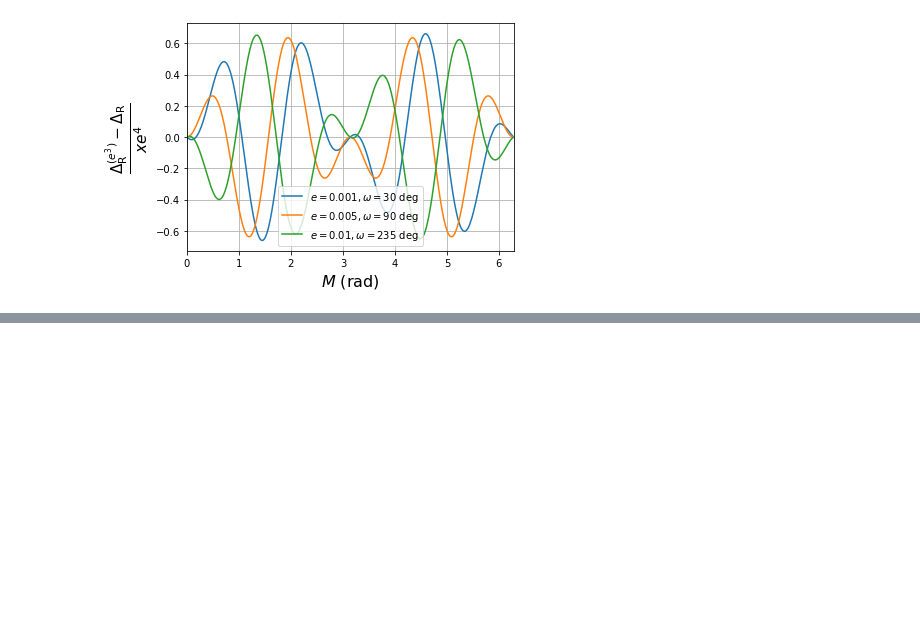
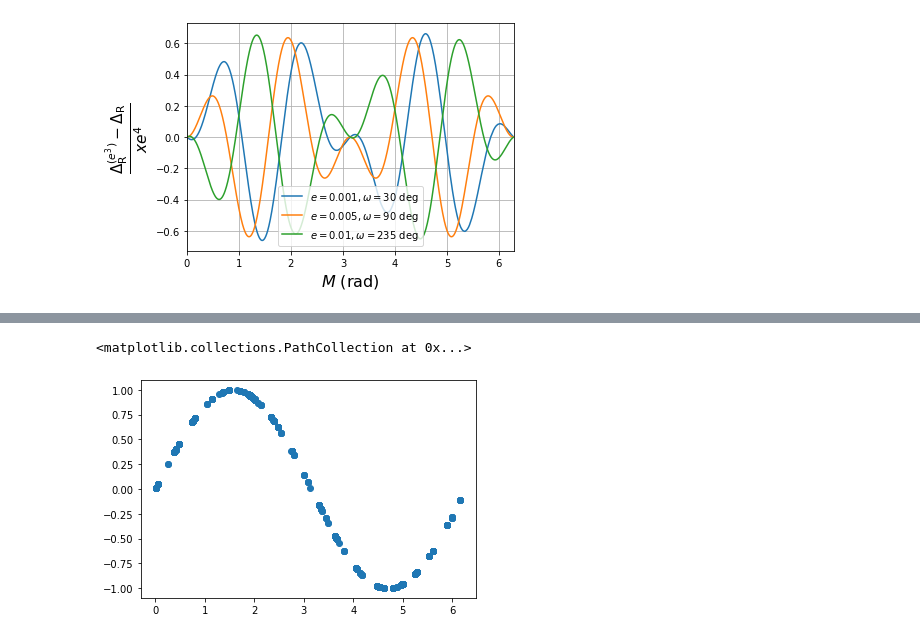
Before and after one commit to wcfiore/gbncc_viii, a Jupyter notebook: calc_test_ELL1thirdorder.ipynb, the cells around one changed output, grey strips where cells are left out. Drawn from its saved outputs; the diff is of its cells as text; code cells hidden in the pictures; blank space fills up the shorter version.

```diff
--- a/calc_test_ELL1thirdorder.ipynb
+++ b/calc_test_ELL1thirdorder.ipynb
@@ -91,0 +208,27 @@ plt.show()
+# %%
+def Roemer_eqn(phis, e1, e2):
+    yF = []
+
+    for phi in phis:
+        #Lange et al.
+        RxL = np.sin(phi) + ( e2*np.sin(2.*phi) - e1*np.cos(2.*phi) ) / 2.
+
+        #Zhu et al.
+
+        RxZ = RxL - ( 5.*e2**2*np.sin(phi) - 3.*e2**2*np.sin(3.*phi) - 2.*e1*e2*np.cos(phi) + 6.*e1*e2*np.cos(3.*phi) + 3.*e1**2*np.sin(phi) + 3.*e1**2*np.sin(3.*phi) ) / 8.
+
+        #Third-Order Expression
+
+        RxF = RxZ - ( 3.*e1**2*e2*np.sin(2.*phi) + 5.*e2**3*np.sin(2.*phi) - 4.*e1**3*np.cos(2.*phi) - 6.*e1*e2**2*np.cos(2.*phi) - 4.*e2**3*np.sin(4.*phi) + 12.*e1**2*e2*np.sin(4.*phi) + 12.*e1*e2**2*np.cos(4.*phi) - 4.*e1**3*np.cos(4.*phi) ) / 12.
+
+        yF.append(RxF)
+
+    return np.array(yF)
+# %%
+EPS1 = model["EPS1"]
+EPS2 = model["EPS2"]
+ys = Roemer_eqn(Phi.value, EPS1.value, EPS2.value)
+plt.scatter(Phi, ys)
+# %% [output]
+<matplotlib.collections.PathCollection at 0x...>
+[figure, added]
```
Also changed, not shown: parts of 9 cells of this notebook, 26 other files.
